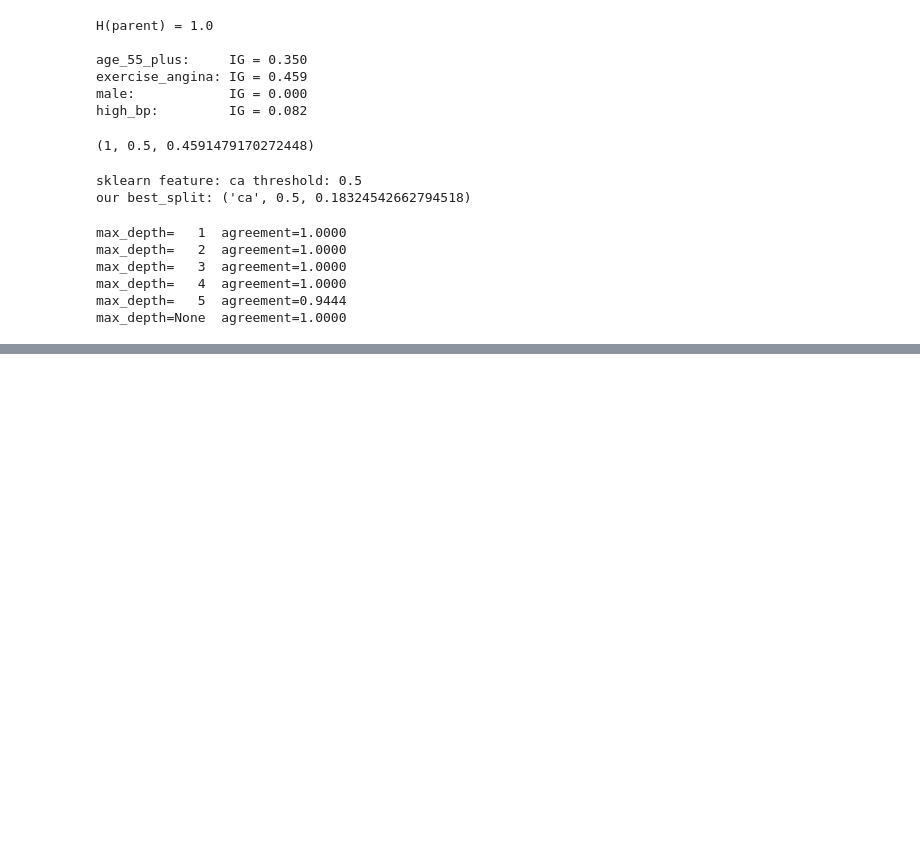
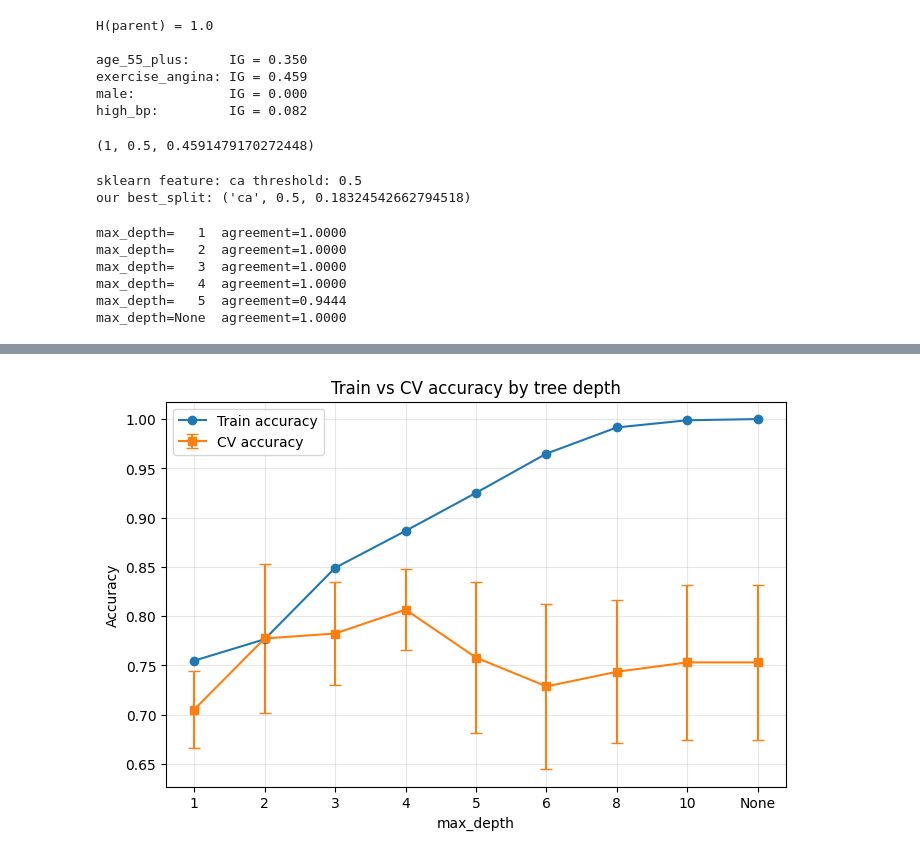
Before and after one commit to nuraiaben-dev/Aben_task2, a Jupyter notebook: Aben_task2.ipynb, the cells around one changed output, grey strips where cells are left out. Saved outputs shown, nothing was run; the diff lists cells and outputs as text; code cells hidden in the pictures; blank space fills up the shorter version.

Commit message:
Part 3: depth selection by 1-SE rule, comparison of two brakes, test evaluation

```diff
--- a/Aben_task2.ipynb
+++ b/Aben_task2.ipynb
@@ -352,0 +358,2 @@ max_depth=None  agreement=1.0000
+# %%
+cv = StratifiedKFold(n_splits=5, shuffle=True, random_state=SEED)
@@ -352,0 +377,24 @@ max_depth=None  agreement=1.0000
+# %%
+depths = [1, 2, 3, 4, 5, 6, 8, 10, None]
+sweep = []
+
+for d in depths:
+    model = DecisionTreeClassifier(criterion="entropy", max_depth=d, random_state=SEED)
+    scores = cross_validate(
+        model, X_train, y_train,
+        cv=cv, scoring="accuracy", return_train_score=True
+    )
+    model.fit(X_train, y_train)
+    n_leaves = model.get_n_leaves()
+
+    sweep.append({
+        "max_depth": "None" if d is None else d,
+        "n_leaves": n_leaves,
+        "train_acc": scores["train_score"].mean(),
+        "cv_acc": scores["test_score"].mean(),
+        "cv_std": scores["test_score"].std(),
+    })
+
+import pandas as pd
+sweep_df = pd.DataFrame(sweep)
+print(sweep_df.round(4).to_string(index=False))
@@ -352,0 +412,19 @@ max_depth=None  agreement=1.0000
+# %%
+import matplotlib.pyplot as plt
+
+x = range(len(depths))
+labels = ["None" if d is None else str(d) for d in depths]
+
+plt.figure(figsize=(8, 5))
+plt.errorbar(x, sweep_df["train_acc"], label="Train accuracy", marker="o", capsize=4)
+plt.errorbar(x, sweep_df["cv_acc"], yerr=sweep_df["cv_std"],
+             label="CV accuracy", marker="s", capsize=4)
+plt.xticks(x, labels)
+plt.xlabel("max_depth")
+plt.ylabel("Accuracy")
+plt.title("Train vs CV accuracy by tree depth")
+plt.legend()
+plt.grid(alpha=0.3)
+plt.show()
+# %% [output]
+[figure, added]
```
Also changed, not shown: parts of 8 cells of this notebook.
